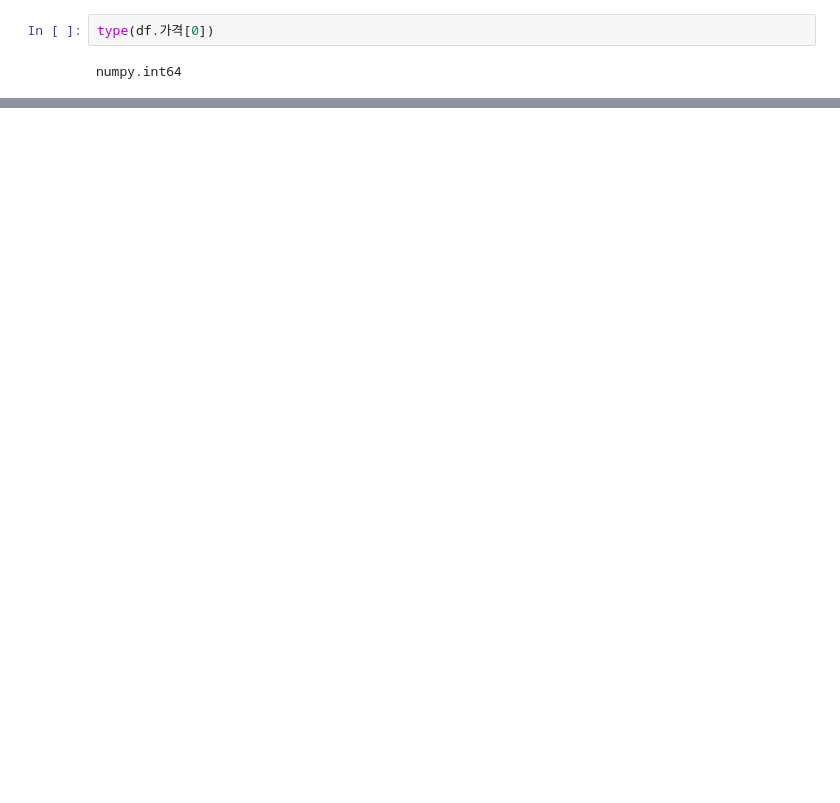
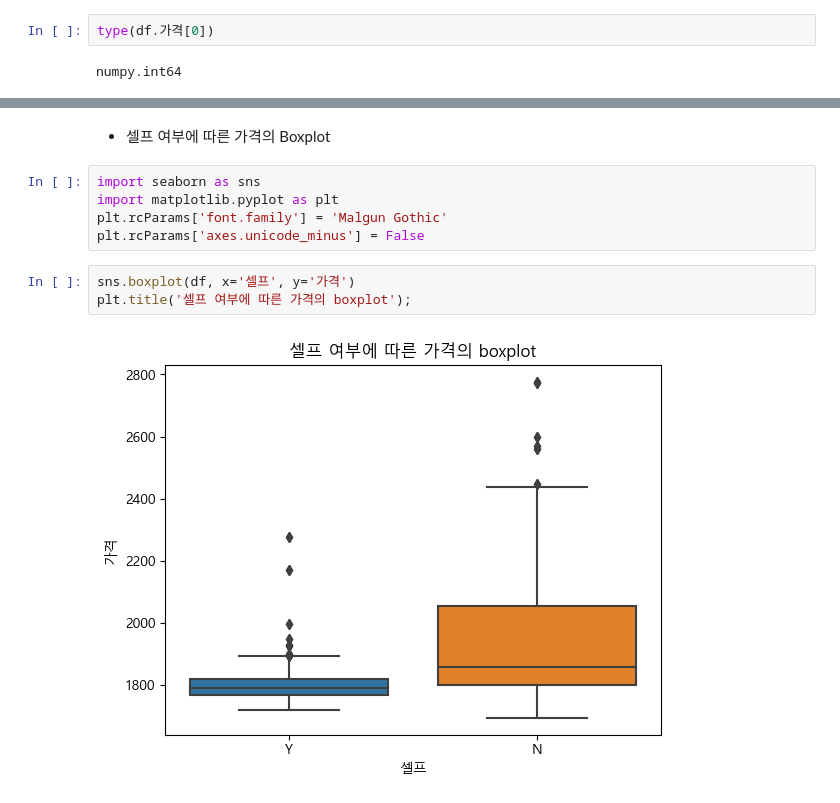
Before and after one commit to bong9C/DataAnalysis-2023.09, a Jupyter notebook: 05.Crawling/15.Opinet.ipynb, the cells around one changed output, grey strips where cells are left out. Cells and saved outputs as stored; diff of their text form; blank space fills up the shorter version.

```diff
--- a/05.Crawling/15.Opinet.ipynb
+++ b/05.Crawling/15.Opinet.ipynb
@@ -175,0 +193,12 @@ pd.read_csv('data/opinet_20230919.csv')
+# %% [markdown]
+- 셀프 여부에 따른 가격의 Boxplot
+# %%
+import seaborn as sns
+import matplotlib.pyplot as plt
+plt.rcParams['font.family'] = 'Malgun Gothic'
+plt.rcParams['axes.unicode_minus'] = False
+# %%
+sns.boxplot(df, x='셀프', y='가격')
+plt.title('셀프 여부에 따른 가격의 boxplot');
+# %% [output]
+[figure, added]
```
Also changed, not shown: parts of 25 cells of this notebook, 3 other files.
